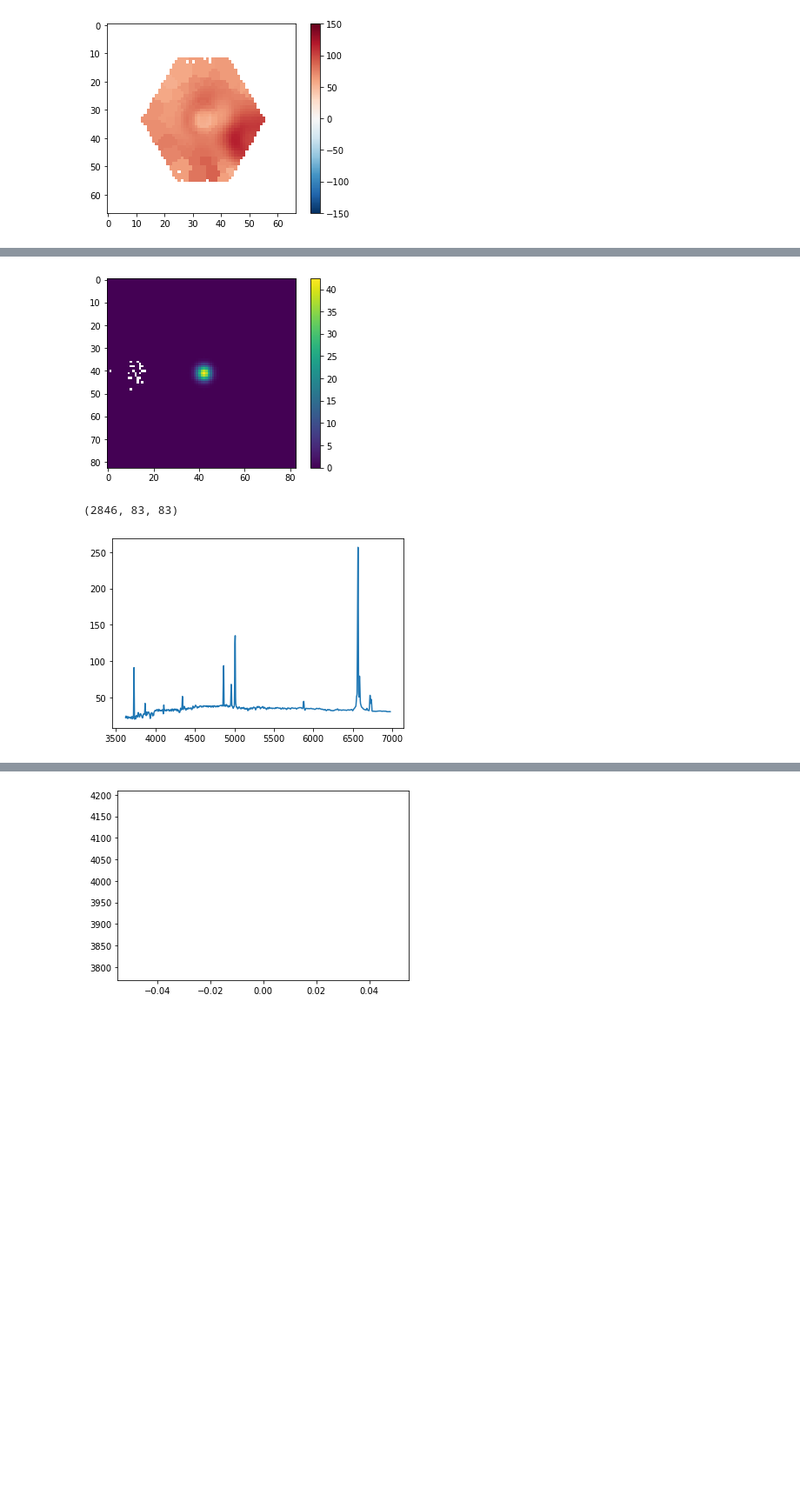
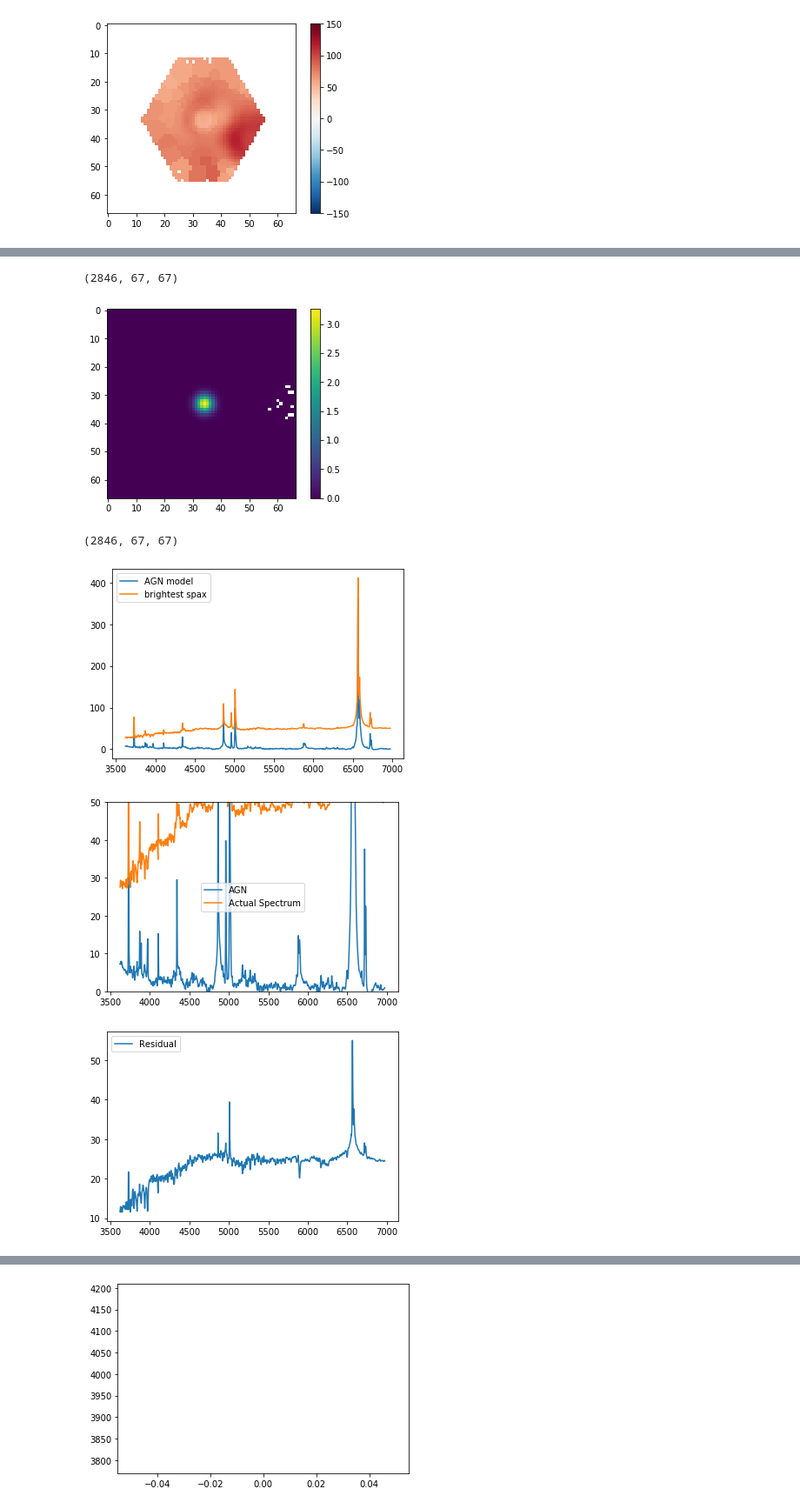
Before and after one commit to beckynevin/AGN_Subtraction, a Jupyter notebook: AGN_Sub.ipynb, the cells around one changed output, grey strips where cells are left out. Shown at 87% size. Saved outputs shown, nothing was run; the diff lists cells and outputs as text; code cells hidden in the pictures; blank space fills up the shorter version.

```diff
--- a/AGN_Sub.ipynb
+++ b/AGN_Sub.ipynb
@@ -14,6 +12,6 @@ import numpy.ma as ma
 # %%
 # The better way to do this is to construct a full 3D cube and work from there
-small = pyfits.open('small_cube_alt_shape_fg3_m12_205_0.fits')
+small = pyfits.open('small_cube_alt_shape_fg3_m12_205_1.fits')
 print(np.shape(small[0].data))
 
 summed_specs = np.sum(small[0].data, axis=0)
@@ -93,7 +91,7 @@ plt.show()
 # The first step is to subtract off the stellar continuum in order to determine the shape of the
 # contamination from the AGN at the center of the galaxy.
 
-stellar_flux = np.load('model_flux_fg3_m12_205_0.npy', allow_pickle=True)
+stellar_flux = np.load('model_flux_fg3_m12_205_1.npy', allow_pickle=True)
 print(np.shape(stellar_flux))
 plt.plot(stellar_flux/np.median(stellar_flux))
 plt.show()
@@ -310,19 +276,19 @@ import matplotlib
 
 CAMERA0=mcrx[25+view]#25
 pixelscale=CAMERA0.header['CD1_1']
-sigma = 2.5/2.355 #seeing is 2.5"
-# the spaxels are spaced by 0.5", so sigma is 5 pixels
-
+sigma = 2.5/2.355 #seeing is 2.5" FWHM, meaning that sigma is this many arcsec
+# the spaxels are spaced by 0.5"/pix, so sigma is 5 pixels
+print('sigma in arcsec', sigma, '0.5" per pixel', sigma/0.5)
 kpc_arcmin=cosmo.kpc_proper_per_arcmin(0.03)
 
-kernel_sigma_pix = 5/2.355
+kernel_sigma_pix = sigma/0.5
 #(sigma*(kpc_arcmin.value/60))/pixelscale
 
 print(kernel_sigma_pix)
 
 
-gaussian_2D_kernel = Gaussian2DKernel(kernel_sigma_pix)
-plt.imshow(gaussian_2D_kernel, interpolation='none', origin='lower')
+kernel = np.outer(signal.gaussian(67,kernel_sigma_pix), signal.gaussian(67, kernel_sigma_pix))
+plt.imshow(kernel, interpolation='none', origin='lower')
 plt.colorbar()
 plt.show()
 # %% [output]
@@ -331,30 +298,50 @@ plt.show()
 # %%
 # Multiplication technique, first convolve so that the kernel is the proper size at one wavelength channel
 empty_gal = np.zeros((np.shape(small[0].data)[0], np.shape(small[0].data)[1], np.shape(small[0].data)[2]))
 
-brightest_spax = small[0].data[:,coords[0][0],coords[0][1]]
+empty_gal[:,coords[0][0], coords[0][1]] = AGN
+print(np.shape(empty_gal))
 
-empty_gal[:,coords[0][0], coords[0][1]] = brightest_spax
 
-conv = signal.fftconvolve(gaussian_2D_kernel.array/np.max(gaussian_2D_kernel.array), empty_gal[1000,:,:])#kernel was gaussian_3D_kernel
 
+conv = signal.fftconvolve(kernel, empty_gal[1000,:,:], mode='same')#kernel was gaussian_3D_kernel
+#kernel was - gaussian_2D_kernel.array/np.max(gaussian_2D_kernel.array)
 plt.imshow(ma.masked_where(conv==0, conv))
 plt.colorbar()
 plt.show()
 
 # Repeat this at each individual wavelength so that you have your model AGN
 AGN_mod = np.zeros((np.shape(small[0].data)[0], np.shape(conv)[1], np.shape(conv)[1]))
 # It is okay that it has larger dimensions
 
 for j in range(len(cut_manga_wave)):
-    AGN_mod[j,:,:] = signal.fftconvolve(gaussian_2D_kernel.array/np.max(gaussian_2D_kernel.array), empty_gal[j,:,:])#kernel was gaussian_3D_kernel
+    AGN_mod[j,:,:] = signal.fftconvolve(kernel, empty_gal[j,:,:], mode='same')#kernel was gaussian_3D_kernel
 
 
 print(np.shape(AGN_mod))
 plt.clf()
-plt.plot(cut_manga_wave, AGN_mod[:,42,42])
+plt.plot(cut_manga_wave, AGN_mod[:,coords[0][0],coords[0][1]], label='AGN model')
+plt.plot(cut_manga_wave, small[0].data[:,coords[0][0],coords[0][1]], label='brightest spax')
+plt.legend()
 plt.show()
+
+plt.clf()
+plt.plot(cut_manga_wave, AGN_mod[:,coords[0][0],coords[0][1]], label='AGN')
+plt.plot(cut_manga_wave, small[0].data[:,coords[0][0],coords[0][1]], label='Actual Spectrum')
+plt.legend()
+plt.ylim([0,50])
+plt.show()
+
+plt.clf()
+plt.plot(cut_manga_wave, small[0].data[:,coords[0][0]+3,coords[0][1]]-AGN_mod[:,coords[0][0]+3,coords[0][1]], label='Residual')
+#plt.plot(cut_manga_wave, small[0].data[:,coords[0][0]+3,coords[0][1]], label='Actual Spectrum')
+plt.legend()
+#plt.ylim([0,20])
+plt.show()
 # %% [output]
+(2846, 67, 67)
-[figure, old version]
+[figure, new version]
-(2846, 83, 83)
+(2846, 67, 67)
-[figure, old version]
+[figure, new version]
+[figure, added]
+[figure, added]
```
Also changed, not shown: parts of 25 cells of this notebook.
